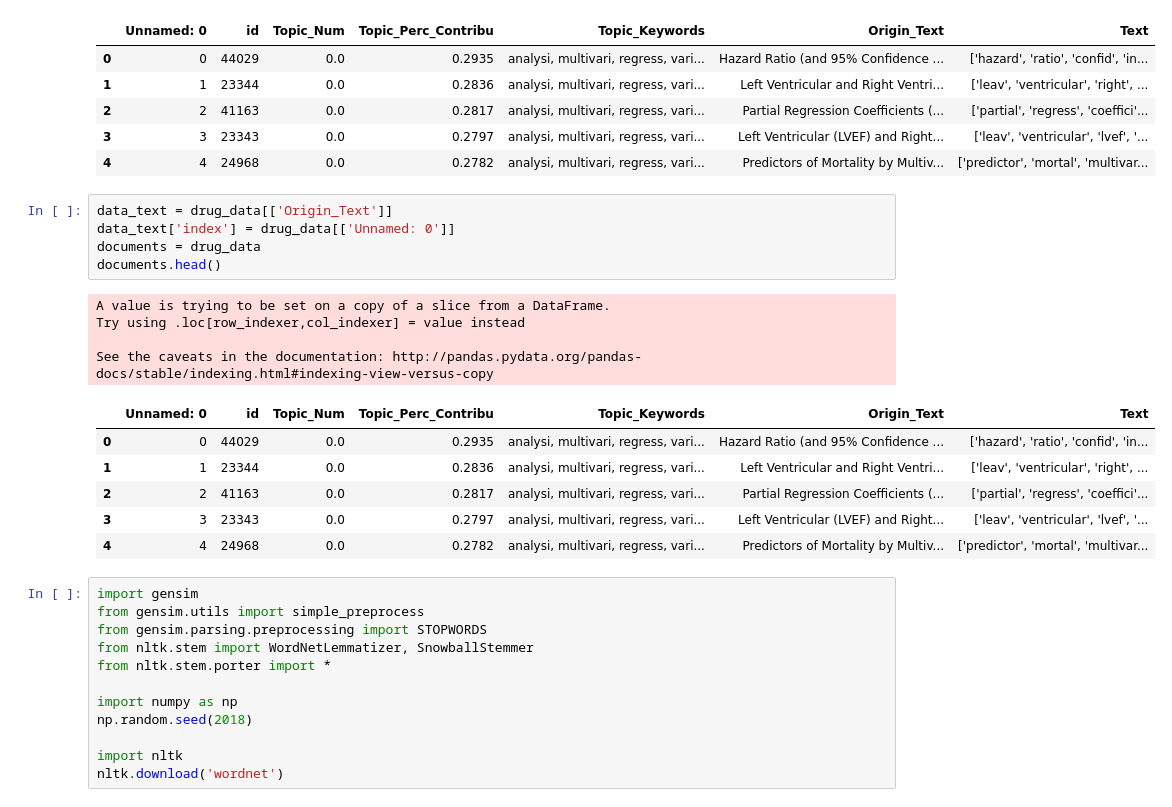
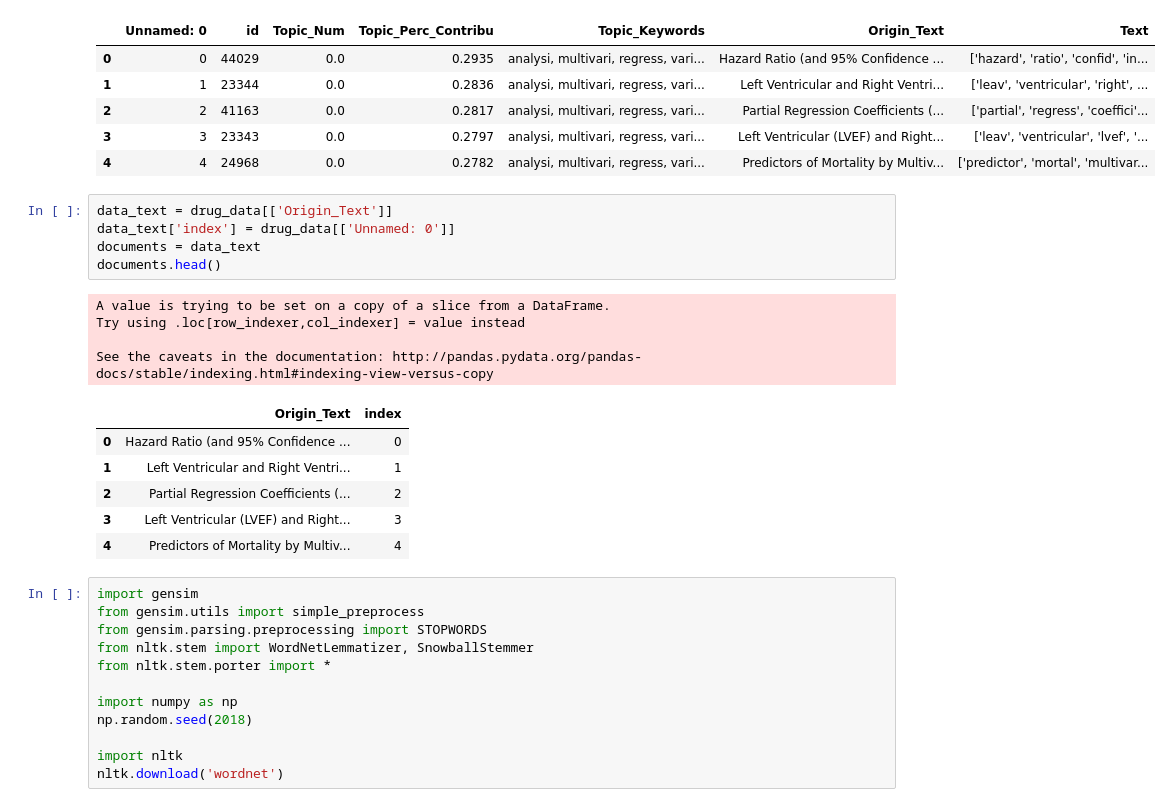
Before and after one commit to madigun697/coding_studies, a Jupyter notebook: Topic_Modeling/Topic_Modeling_DEC_Drug.ipynb, the cells around one changed output. Cells and saved outputs as stored; diff of their text form.

```diff
--- a/Topic_Modeling/Topic_Modeling_DEC_Drug.ipynb
+++ b/Topic_Modeling/Topic_Modeling_DEC_Drug.ipynb
@@ -168,19 +166,19 @@ drug_data.head()
 # %%
 data_text = drug_data[['Origin_Text']]
 data_text['index'] = drug_data[['Unnamed: 0']]
-documents = drug_data
+documents = data_text
 documents.head()
 # %% [output]
 A value is trying to be set on a copy of a slice from a DataFrame.
 Try using .loc[row_indexer,col_indexer] = value instead
 
 See the caveats in the documentation: http://pandas.pydata.org/pandas-docs/stable/indexing.html#indexing-view-versus-copy
-|  | Unnamed: 0 | id | Topic_Num | Topic_Perc_Contribu | Topic_Keywords | Origin_Text | Text |
-| 0 | 0 | 44029 | 0.0 | 0.2935 | analysi, multivari, regress, vari... | Hazard Ratio (and 95% Confidence ... | ['hazard', 'ratio', 'confid', 'in... |
-| 1 | 1 | 23344 | 0.0 | 0.2836 | analysi, multivari, regress, vari... | Left Ventricular and Right Ventri... | ['leav', 'ventricular', 'right', ... |
-| 2 | 2 | 41163 | 0.0 | 0.2817 | analysi, multivari, regress, vari... | Partial Regression Coefficients (... | ['partial', 'regress', 'coeffici'... |
-| 3 | 3 | 23343 | 0.0 | 0.2797 | analysi, multivari, regress, vari... | Left Ventricular (LVEF) and Right... | ['leav', 'ventricular', 'lvef', '... |
-| 4 | 4 | 24968 | 0.0 | 0.2782 | analysi, multivari, regress, vari... | Predictors of Mortality by Multiv... | ['predictor', 'mortal', 'multivar... |
+|  | Origin_Text | index |
+| 0 | Hazard Ratio (and 95% Confidence ... | 0 |
+| 1 | Left Ventricular and Right Ventri... | 1 |
+| 2 | Partial Regression Coefficients (... | 2 |
+| 3 | Left Ventricular (LVEF) and Right... | 3 |
+| 4 | Predictors of Mortality by Multiv... | 4 |
 # %%
 import gensim
 from gensim.utils import simple_preprocess
```
Also changed, not shown: parts of 16 cells of this notebook, 10 other files.
